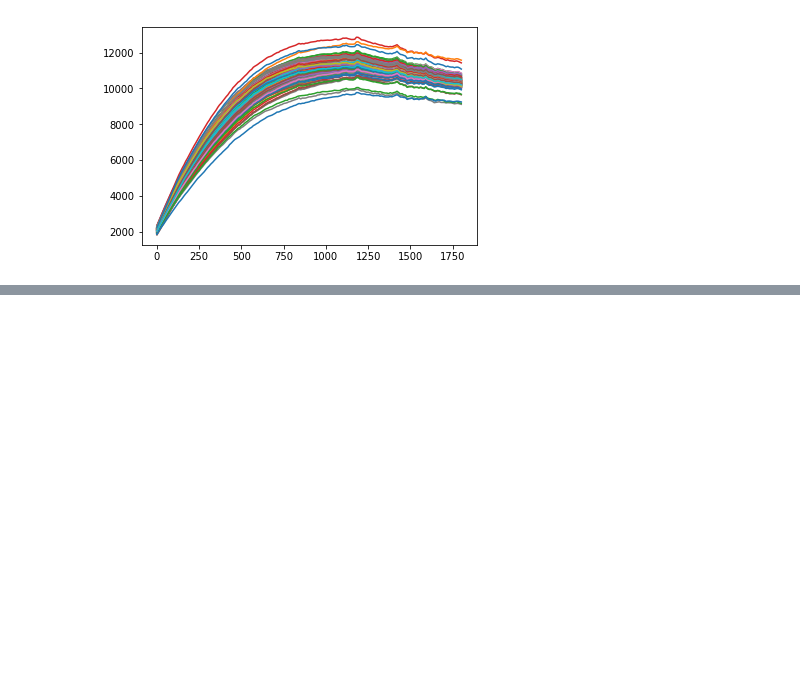
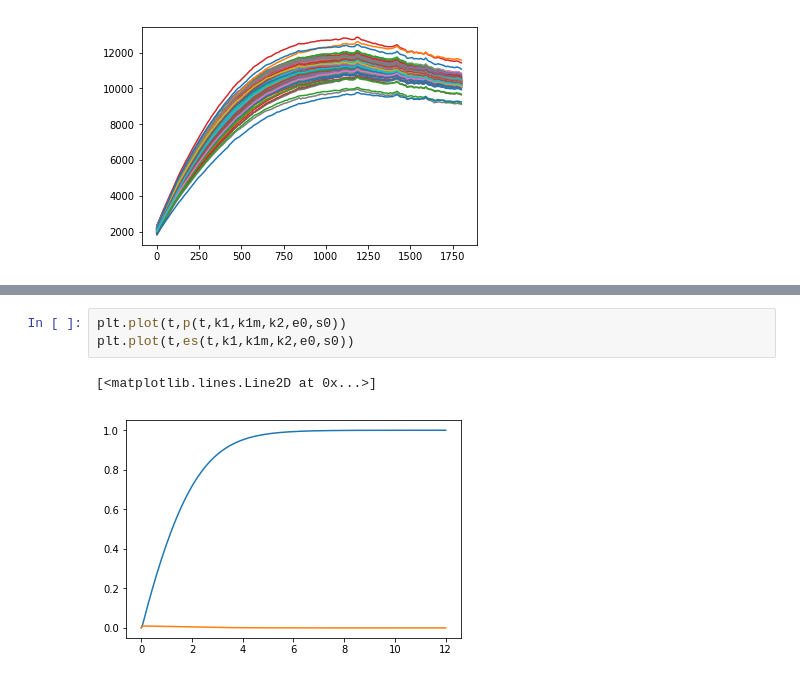
Before and after one commit to hstrey/MM-kinetics, a Jupyter notebook: enzyme data analysis.ipynb, the cells around one changed output, grey strips where cells are left out. Cells and saved outputs as stored; diff of their text form; blank space fills up the shorter version.

```diff
--- a/enzyme data analysis.ipynb
+++ b/enzyme data analysis.ipynb
@@ -40,0 +54,6 @@ plt.plot(t,p(t,0.1,5,5,0.2,1000))
+# %%
+plt.plot(t,p(t,k1,k1m,k2,e0,s0))
+plt.plot(t,es(t,k1,k1m,k2,e0,s0))
+# %% [output]
+[<matplotlib.lines.Line2D at 0x...>]
+[figure, added]
```
Also changed, not shown: parts of 4 cells of this notebook.
